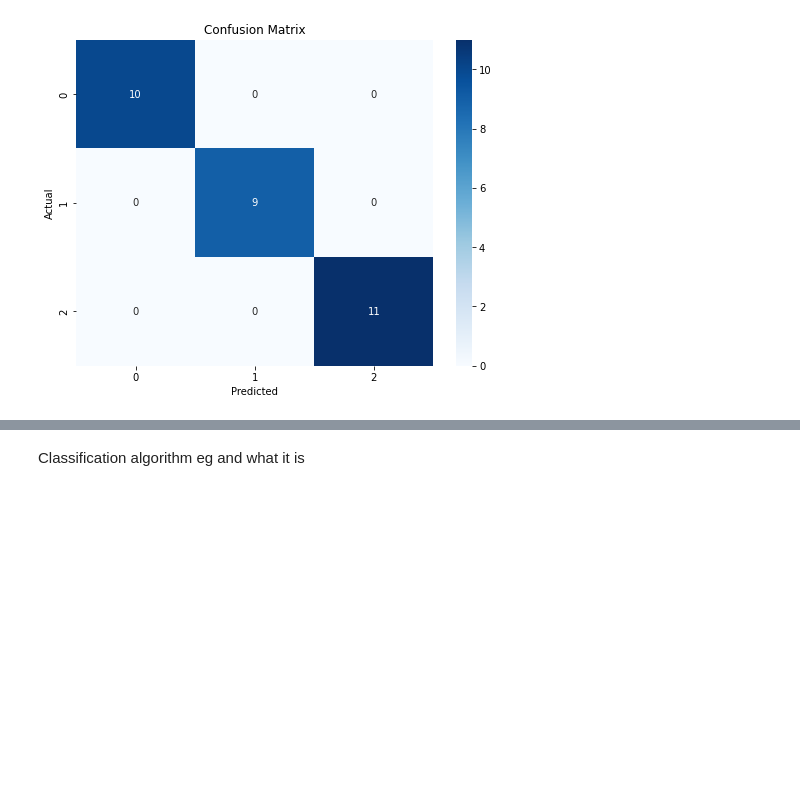
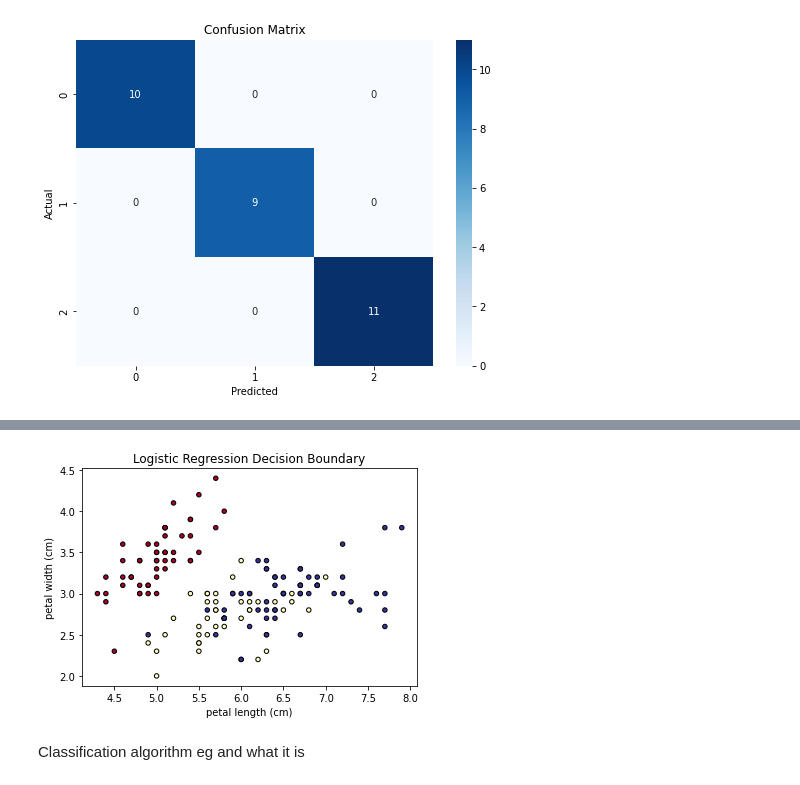
Before and after one commit to Ginafenn/Machine-Learning-Statistics, a Jupyter notebook: project.ipynb, the cells around one changed output, grey strips where cells are left out. Saved outputs shown, nothing was run; the diff lists cells and outputs as text; code cells hidden in the pictures; blank space fills up the shorter version.

```diff
--- a/project.ipynb
+++ b/project.ipynb
@@ -91,3 +222,24 @@ K-Nearest Neighbour Accuracy: 1.0
+# %%
+# Testing the first two features
+X = data.data[:, :2]
+y = data.target
+
+
+
+# Plot the data points on a scatter plot
+plt.scatter(X[:, 0], X[:, 1], c=y, cmap=plt.cm.RdYlBu, edgecolor='k', s=20)
+# X axis is petal lenght
+plt.xlabel(data.feature_names[2])
+# y axis is petal width
+plt.ylabel(data.feature_names[3])
+
+# Show Title
+plt.title('Logistic Regression Decision Boundary')
+
+# Plot
+plt.show()
+# %% [output]
+[figure, added]
 # %% [markdown]
 Classification algorithm eg and what it is
 # %% [markdown]
```
Also changed, not shown: parts of 11 cells of this notebook.
